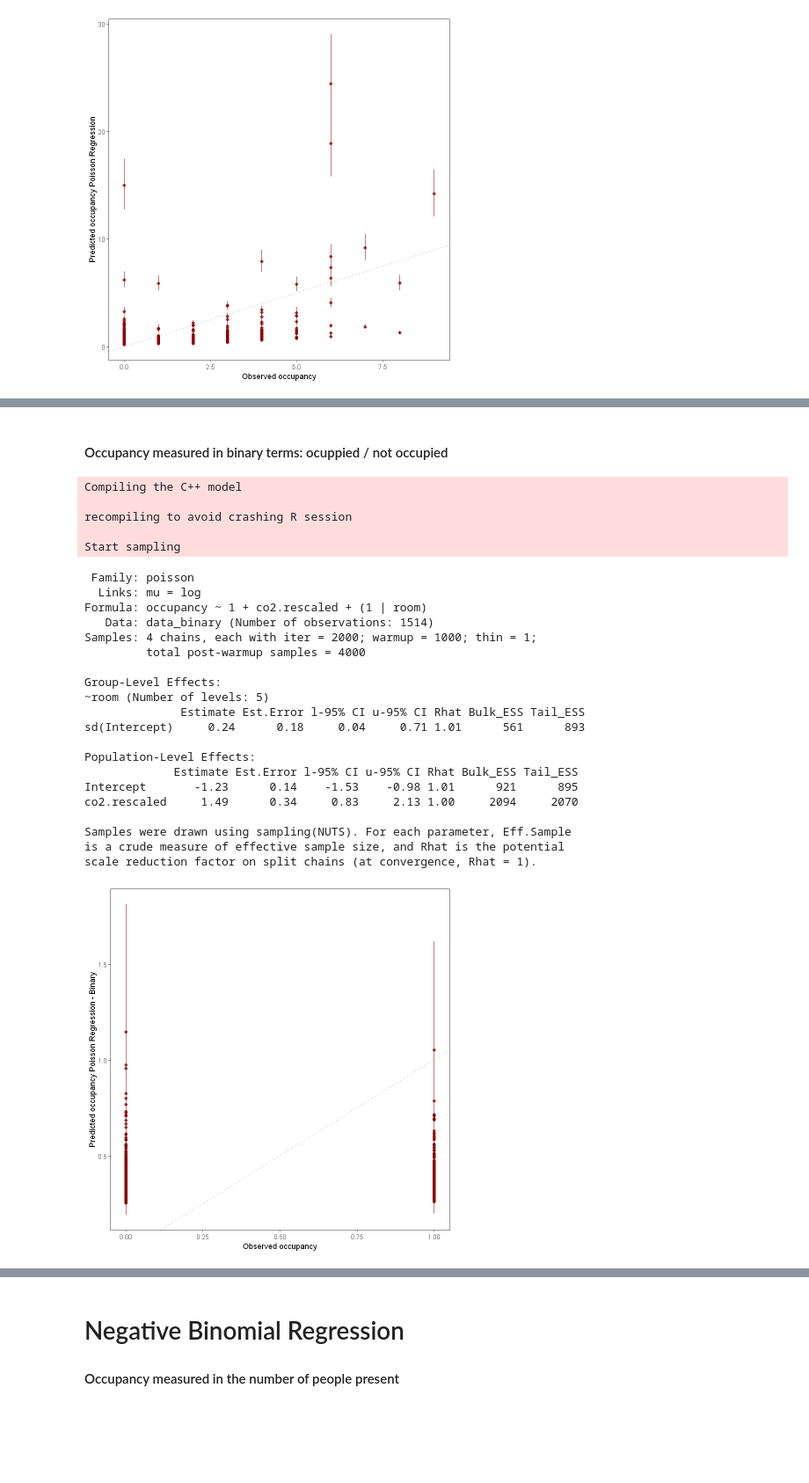
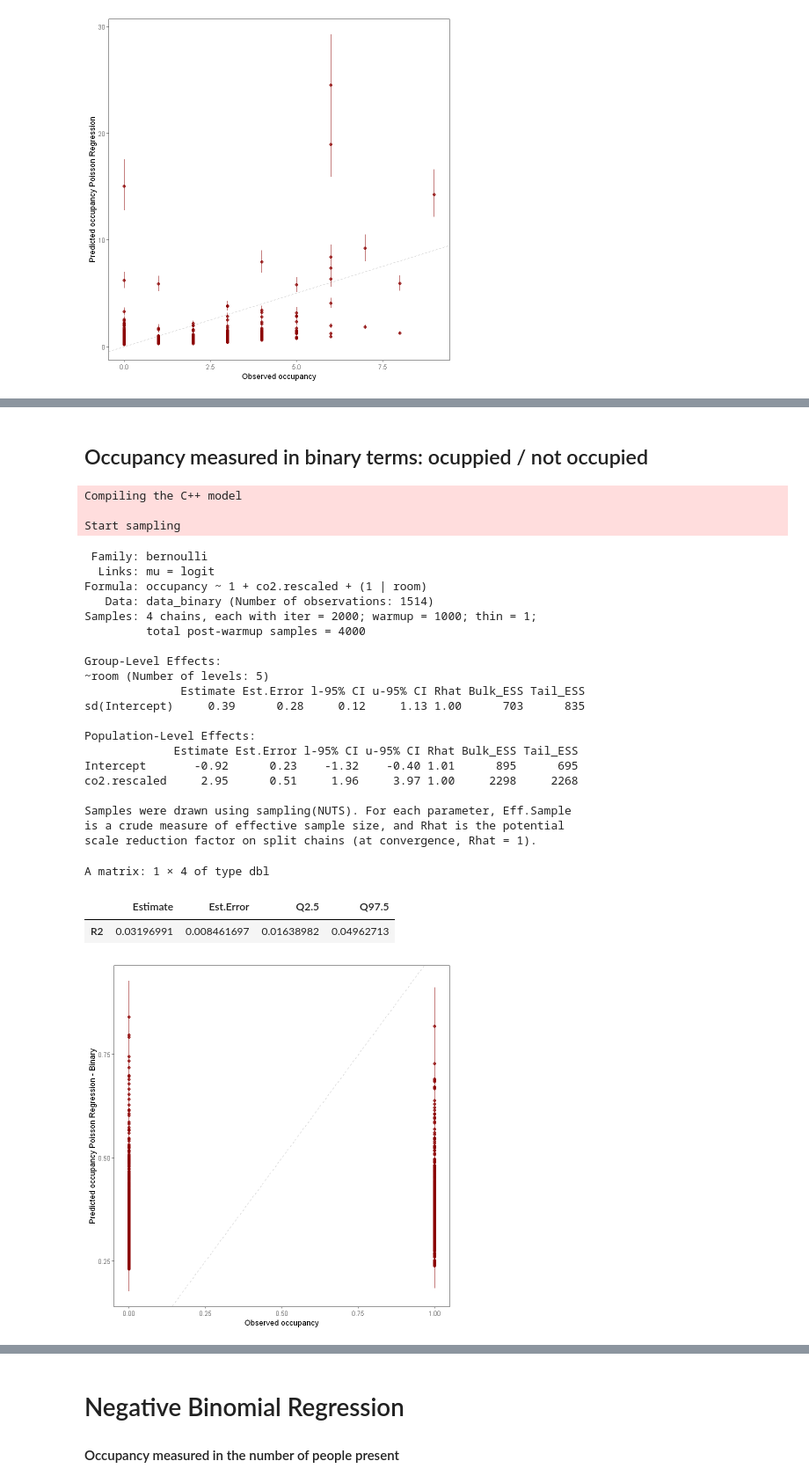
Before and after one commit to mmikos/SmartBuldings, a Jupyter notebook: Hierarchical models/Hierarchical models.ipynb, the cells around one changed output, grey strips where cells are left out. Shown at 88% size. Cells and saved outputs as stored; diff of their text form; code cells hidden in the pictures; blank space fills up the shorter version.

```diff
--- a/Hierarchical models/Hierarchical models.ipynb
+++ b/Hierarchical models/Hierarchical models.ipynb
@@ -275,21 +385,19 @@ A data.frame: 6 × 12
 # %% [markdown]
-#### Occupancy measured in binary terms: ocuppied / not occupied
+## Occupancy measured in binary terms: ocuppied / not occupied
 # %%
-model_bin_poiss <- brm(data = data_binary, family = poisson,
+model_bin_logit <- brm(data = data_binary, family = bernoulli(link = "logit"),
                          occupancy ~ 1 + co2.rescaled + (1 | room),
                          iter = 2000, cores = 8, seed = 334,
                          control = list(adapt_delta = 0.9999999, max_treedepth=20))
 # %% [output]
 Compiling the C++ model
 
-recompiling to avoid crashing R session
-
 Start sampling
 # %%
-summary(model_bin_poiss)
+summary(model_bin_logit)
 # %% [output]
- Family: poisson
-  Links: mu = log
+ Family: bernoulli
+  Links: mu = logit
 Formula: occupancy ~ 1 + co2.rescaled + (1 | room)
    Data: data_binary (Number of observations: 1514)
 Samples: 4 chains, each with iter = 2000; warmup = 1000; thin = 1;
@@ -298,32 +406,38 @@ Samples: 4 chains, each with iter = 2000; warmup = 1000; thin = 1;
 Group-Level Effects:
 ~room (Number of levels: 5)
               Estimate Est.Error l-95% CI u-95% CI Rhat Bulk_ESS Tail_ESS
-sd(Intercept)     0.24      0.18     0.04     0.71 1.01      561      893
+sd(Intercept)     0.39      0.28     0.12     1.13 1.00      703      835
 
 Population-Level Effects:
              Estimate Est.Error l-95% CI u-95% CI Rhat Bulk_ESS Tail_ESS
-Intercept       -1.23      0.14    -1.53    -0.98 1.01      921      895
-co2.rescaled     1.49      0.34     0.83     2.13 1.00     2094     2070
+Intercept       -0.92      0.23    -1.32    -0.40 1.01      895      695
+co2.rescaled     2.95      0.51     1.96     3.97 1.00     2298     2268
 
 Samples were drawn using sampling(NUTS). For each parameter, Eff.Sample
 is a crude measure of effective sample size, and Rhat is the potential
 scale reduction factor on split chains (at convergence, Rhat = 1).
+# %%
+bayes_R2(model_bin_logit)
+# %% [output]
+A matrix: 1 × 4 of type dbl
+|  | Estimate | Est.Error | Q2.5 | Q97.5 |
+| R2 | 0.03196991 | 0.008461697 | 0.01638982 | 0.04962713 |
 # %%
-fitted(model_bin_poiss) %>%
+fitted(model_bin_logit) %>%
   as_tibble() %>%
   bind_cols(data_binary)  %>%
 
   ggplot(aes(x = occupancy, y = Estimate)) +
   geom_abline(linetype = 2, color = "grey", size = .5) +
   geom_point(size = 1.5, color = "darkred", alpha = 3/4) +
   geom_linerange(aes(ymin = Q2.5, ymax = Q97.5),
                  size = 1/4, color = "darkred") +
   geom_linerange(aes(ymin = Estimate - Est.Error,
                      ymax = Estimate + Est.Error),
                  size = 1/2, color = "darkred") +
   labs(x = "Observed occupancy",
        y = "Predicted occupancy Poisson Regression - Binary") +
   theme_bw() +
   theme(panel.grid = element_blank())
 # %% [output]
-[figure, old version]
+[figure, new version]
```
Also changed, not shown: parts of 46 cells of this notebook, 15 other files.
